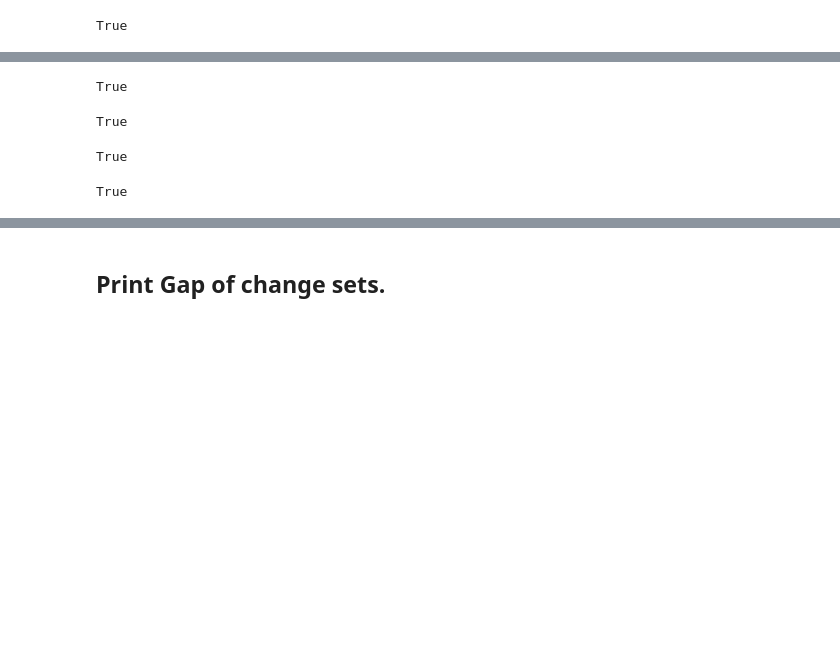
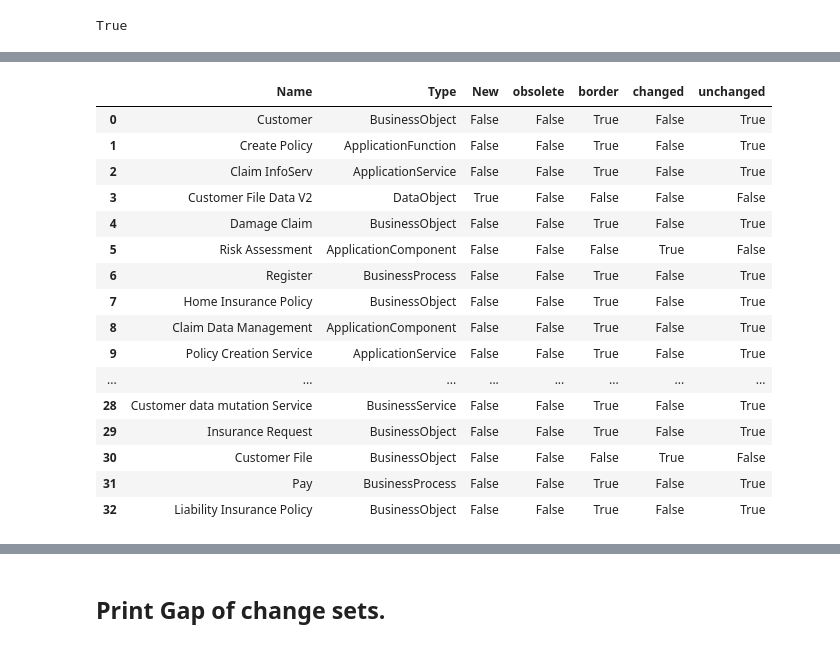
Before and after one commit to RichDijk/EAGOC, a Jupyter notebook: ea_goc.ipynb, the cells around one changed output, grey strips where cells are left out. Saved outputs shown, nothing was run; the diff lists cells and outputs as text; code cells hidden in the pictures; blank space fills up the shorter version.

```diff
--- a/ea_goc.ipynb
+++ b/ea_goc.ipynb
@@ -706,19 +702,34 @@ True
-# %%
-set_unchanged_elements == (set_asis_elements & set_tobe_elements) - set_changed_elements
-# %% [output]
-True
-# %%
-(set_asis_elements & set_tobe_elements) == set_changed_elements | set_unchanged_elements
-# %% [output]
-True
-# %%
-set_changed_elements | set_unchanged_elements | set_obsolete_elements == set_asis_elements
-# %% [output]
-True
-# %%
-set_changed_elements | set_unchanged_elements | set_new_elements == set_tobe_elements
-# %% [output]
-True
+# %%
+def colour_true(val):
+    color = 'green' if val == True else 'black'
+    return 'color: %s' % color
+# %%
+# SOC is border + changed + new + obsolete
+rows = []
+for e_id in set_border_elements | set_changed_elements | set_new_elements | set_obsolete_elements:
+    element = elements_dict[e_id]
+    #print(f"{element.name} [{element.element_type}]")
+    rows.append([element.name, element.element_type, element.new, element.obsolete, element.border, \
+                element.changed, element.unchanged])
+pd.DataFrame(rows, columns=['Name', 'Type', 'New', 'obsolete', 'border', 'changed', 'unchanged']).style.applymap(colour_true)
+# %% [output]
+|  | Name | Type | New | obsolete | border | changed | unchanged |
+| 0 | Customer | BusinessObject | False | False | True | False | True |
+| 1 | Create Policy | ApplicationFunction | False | False | True | False | True |
+| 2 | Claim InfoServ | ApplicationService | False | False | True | False | True |
+| 3 | Customer File Data V2 | DataObject | True | False | False | False | False |
+| 4 | Damage Claim | BusinessObject | False | False | True | False | True |
+| 5 | Risk Assessment | ApplicationComponent | False | False | False | True | False |
+| 6 | Register | BusinessProcess | False | False | True | False | True |
+| 7 | Home Insurance Policy | BusinessObject | False | False | True | False | True |
+| 8 | Claim Data Management | ApplicationComponent | False | False | True | False | True |
+| 9 | Policy Creation Service | ApplicationService | False | False | True | False | True |
+| ... | ... | ... | ... | ... | ... | ... | ... |
+| 28 | Customer data mutation Service | BusinessService | False | False | True | False | True |
+| 29 | Insurance Request | BusinessObject | False | False | True | False | True |
+| 30 | Customer File | BusinessObject | False | False | False | True | False |
+| 31 | Pay | BusinessProcess | False | False | True | False | True |
+| 32 | Liability Insurance Policy | BusinessObject | False | False | True | False | True |
 # %%
 # Unchanged objects that are no border objects.
 # ---------------------------------------------
```
Also changed, not shown: parts of 17 cells of this notebook.
